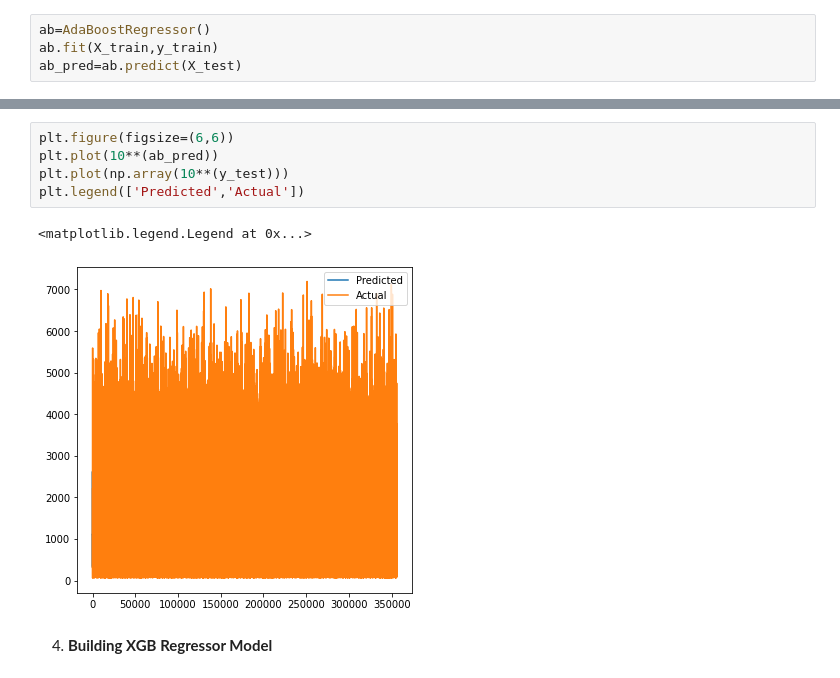
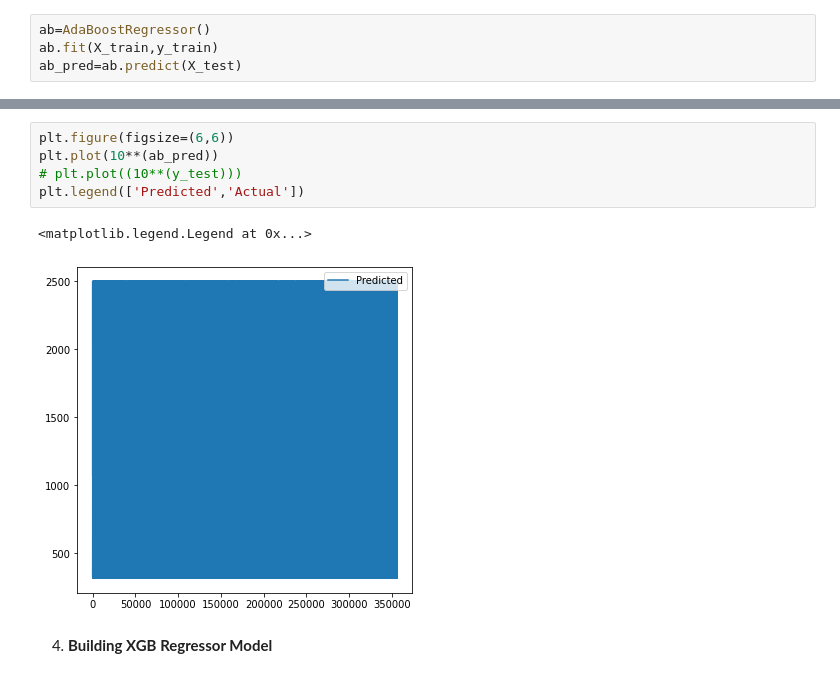
Before and after one commit to SUSOVAN-061/nyc-taxi-trip-ML, a Jupyter notebook: SUSOVAN_NYC_Taxi_Trip_Time_Prediction_Capstone_Project.ipynb, the cells around one changed output, grey strips where cells are left out. Cells and saved outputs as stored; diff of their text form.

```diff
--- a/SUSOVAN_NYC_Taxi_Trip_Time_Prediction_Capstone_Project.ipynb
+++ b/SUSOVAN_NYC_Taxi_Trip_Time_Prediction_Capstone_Project.ipynb
@@ -795,11 +836,11 @@ ab_test
 # %%
 plt.figure(figsize=(6,6))
 plt.plot(10**(ab_pred))
-plt.plot(np.array(10**(y_test)))
+# plt.plot((10**(y_test)))
 plt.legend(['Predicted','Actual'])
 # %% [output]
 <matplotlib.legend.Legend at 0x...>
-[figure, old version]
+[figure, new version]
 # %% [markdown]
 4. **Building XGB Regressor Model**
 # %%
```
Also changed, not shown: parts of 23 cells of this notebook.
